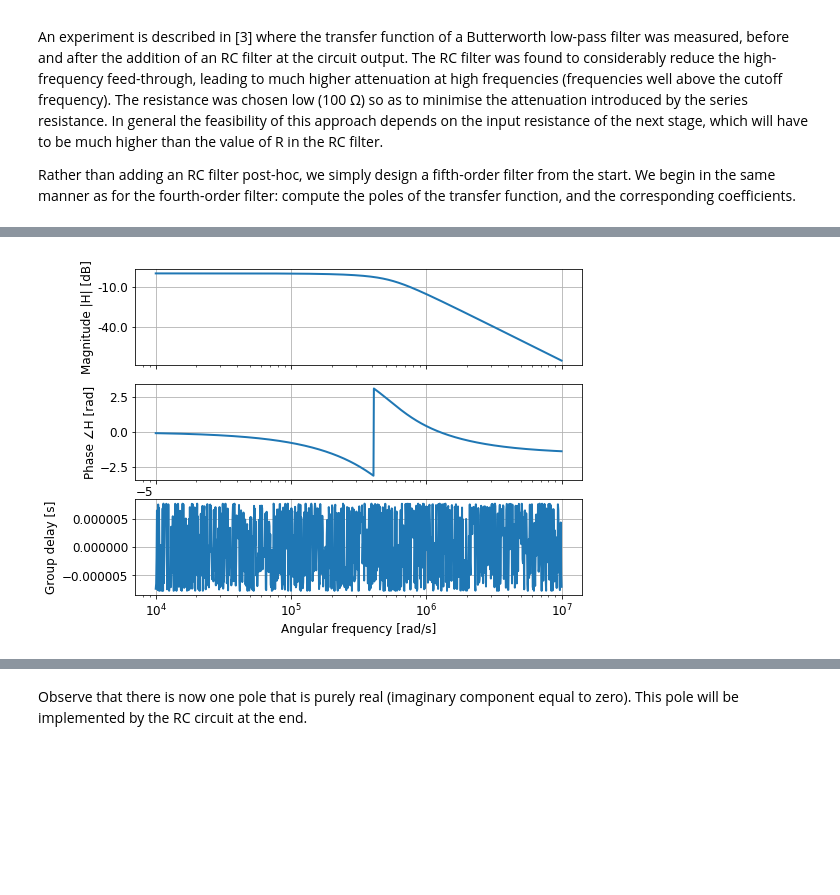
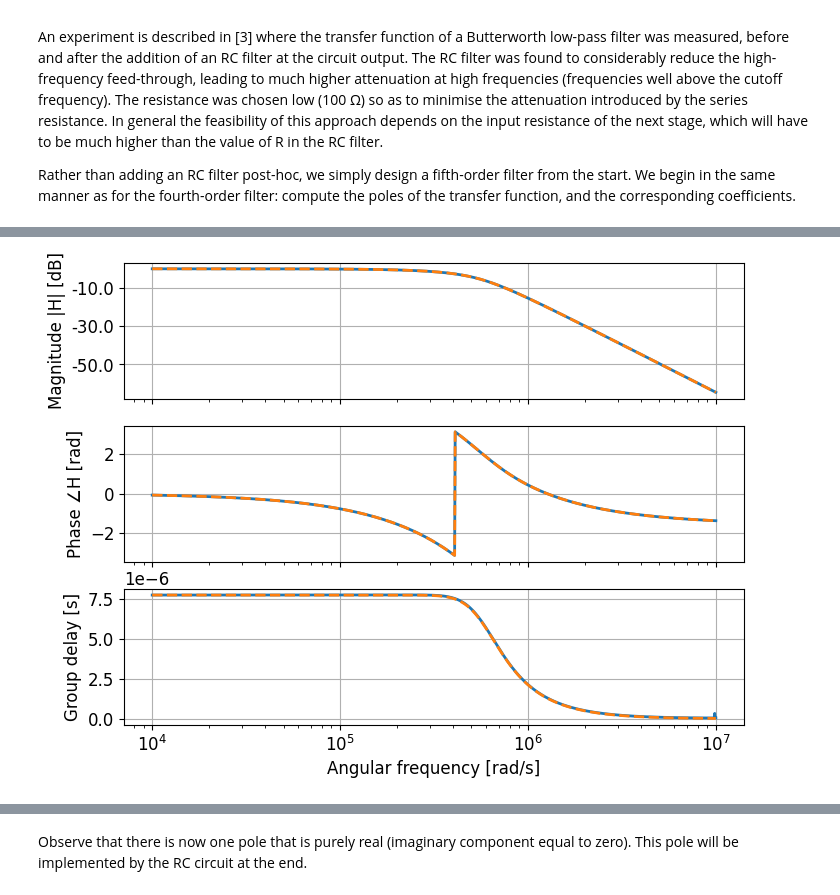
Before and after one commit to andan42/besselFilterVisualizer, a Jupyter notebook: Bessel filter design.ipynb, the cells around one changed output, grey strips where cells are left out. Saved outputs shown, nothing was run; the diff lists cells and outputs as text; code cells hidden in the pictures; blank space fills up the shorter version.

```diff
--- a/Bessel filter design.ipynb
+++ b/Bessel filter design.ipynb
@@ -377,9 +428,12 @@ filt_ord = 5
 # plot the Bessel polynomial directly
 ω = scipy.signal.findfreqs(num, den, 1000, kind="ba")
 h = np.poly1d(den)(0)/np.poly1d(den)(1j * ω)
-[_, gd] = scipy.signal.group_delay([num, den], ω)
+# [_, gd] = scipy.signal.group_delay([num, den], ω)
+#gd = get_group_delay_scipy(num, den, ω, fs=2 * np.pi * 50E3 * 10) #TODO fix fs, i think has to be omega0 times 10*2*pi
 
-_ = plot_transfer(ω, h, gd)
+gd = get_group_delay_scipy(num, den, ω, fs=2 * np.pi * 50E3 * 10)
+gd_ = get_group_delay(num, den, ω)
+_ = plot_transfer(ω, h, gd, h, gd_)
 
 h_0 = np.poly1d(den)(0)/np.poly1d(den)(1j * ω_0)
 print("Gain at ω_0 = " + str(ω_0) + " rad/s: " + str(np.abs(h_0)) + " = " + str(20 * np.log10(np.abs(h_0))) + " dB, ang = " + str(np.angle(h_0)) + " rad (Bessel poly)")
@@ -388,4 +442,4 @@ Gain at ω_0 = 314159.2653589793 rad/s: 0.707106781187 = -3.01029995664 dB, ang
-[figure, old version]
+[figure, new version]
 # %%
 [z, p, k] = scipy.signal.tf2zpk(num, den)
 plot_poles_zeros(z, p)
```
Also changed, not shown: parts of 9 cells of this notebook.
